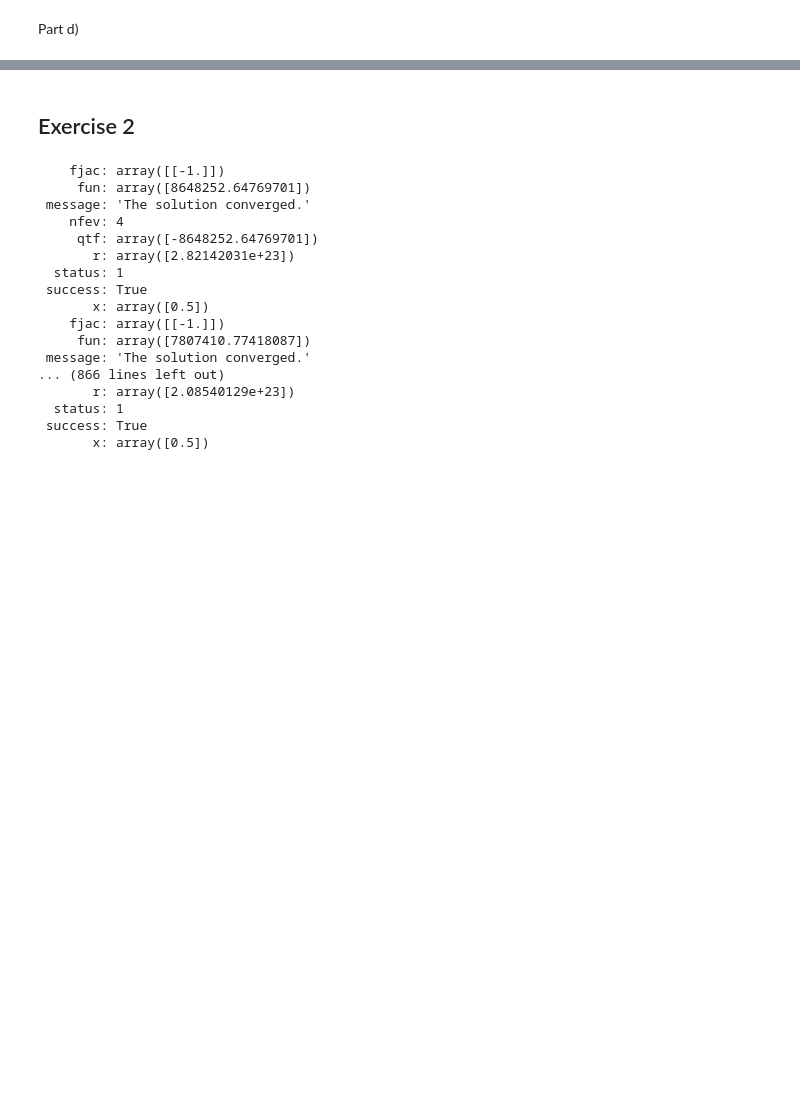
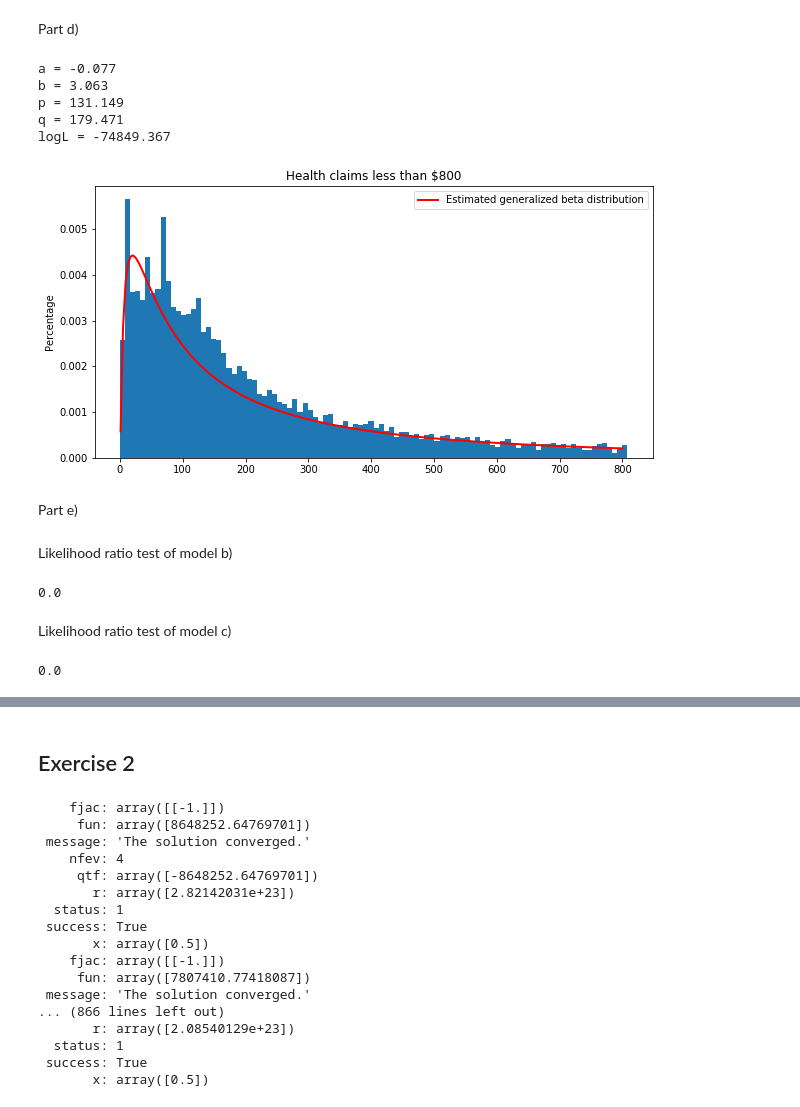
Before and after one commit to natashawatkins/BootCamp2018, a Jupyter notebook: Probsets/Econ/Probset5/structural-estimation.ipynb, the cells around one changed output, grey strips where cells are left out. Cells and saved outputs as stored; diff of their text form; code cells hidden in the pictures; blank space fills up the shorter version.

```diff
--- a/Probsets/Econ/Probset5/structural-estimation.ipynb
+++ b/Probsets/Econ/Probset5/structural-estimation.ipynb
@@ -154,3 +158,5 @@ def logL_gb2(params, X):
 # %%
 MLE_gb2 = minimize(logL_gb2, [α_hat_ga, β_hat_ga, m_hat_ga, 200],
                         args=X, method='L-BFGS-B')
+
+b2 = lambda x, a, b, p, q: (np.abs(a) * x**(a * p - 1)) / (b**(a * p) * beta(p, q) * (1 + (x / b)**a)**(p + q))
@@ -158,0 +163,45 @@ a_hat, b_hat, p_hat, q_hat = MLE_gb2.x
+# %%
+a_hat, b_hat, p_hat, q_hat = MLE_gb2.x
+print(f'a = {a_hat:.3f}')
+print(f'b = {b_hat:.3f}')
+print(f'p = {p_hat:.3f}')
+print(f'q = {q_hat:.3f}')
+print(f'logL = {-MLE_gb2.fun:.3f}')
+# %% [output]
+a = -0.077
+b = 3.063
+p = 131.149
+q = 179.471
+logL = -74849.367
+# %%
+plt.figure(figsize=(10, 5))
+plt.bar(np.linspace(bins_new.min(), bins_new.max(), len(hist_new)),
+        hist_new, width=bins_new[1]+0.1, align='edge')
+
+plt.plot(x_grid, b2(x_grid, a_hat, b_hat, p_hat, q_hat),
+         c='r', lw=2, label='Estimated generalized beta distribution')
+
+plt.legend()
+plt.title('Health claims less than $800')
+plt.ylabel('Percentage')
+plt.show()
+# %% [output]
+[figure, added]
+# %% [markdown]
+Part e)
+# %% [markdown]
+Likelihood ratio test of model b)
+# %%
+from scipy.stats import chi2
+
+lr1 = 2 * (MLE_gamma.fun - MLE_gb2.fun)
+1 - chi2.cdf(lr1, 4)
+# %% [output]
+0.0
+# %% [markdown]
+Likelihood ratio test of model c)
+# %%
+lr2 = 2 * (MLE_gamma_ga.fun - MLE_gb2.fun)
+1 - chi2.cdf(lr2, 4)
+# %% [output]
+0.0
```
Also changed, not shown: parts of 9 cells of this notebook.
